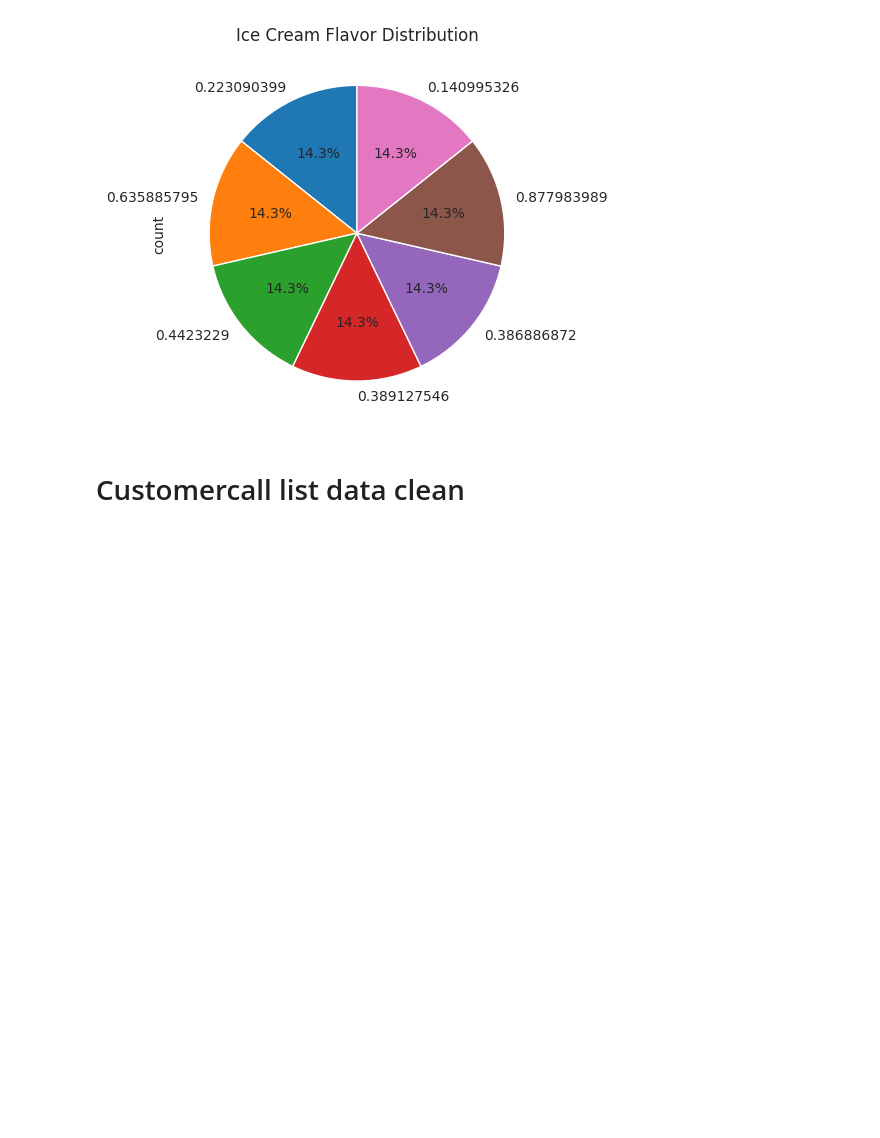
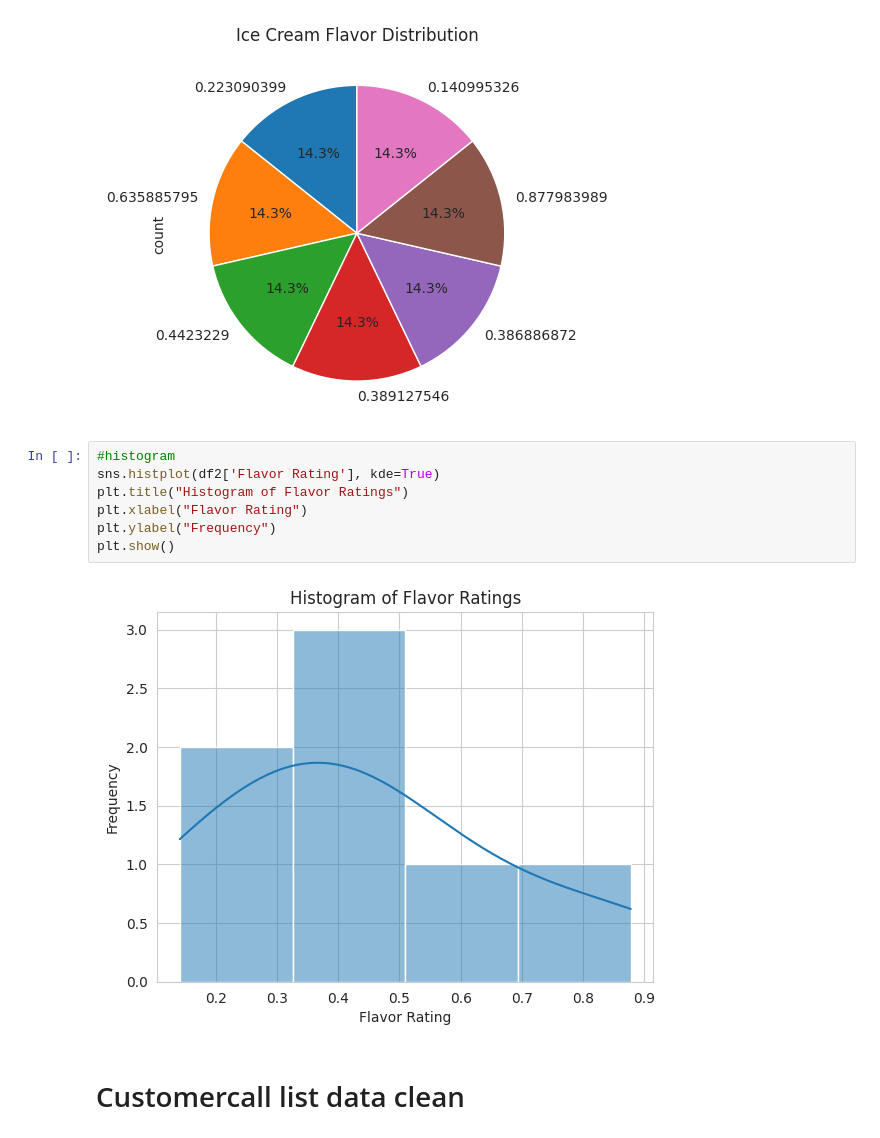
Before and after one commit to saamir16/MachineLearning, a Jupyter notebook: IntroductiontoML/Visualization.ipynb, the cells around one changed output. Cells and saved outputs as stored; diff of their text form; blank space fills up the shorter version.

Commit message:
LEARNED ABOUT Visualizations box pie scatter plot histogram and did assigment about cleaning data and other

```diff
--- a/IntroductiontoML/Visualization.ipynb
+++ b/IntroductiontoML/Visualization.ipynb
@@ -165,6 +165,15 @@ plt.title("Ice Cream Flavor Distribution")
 plt.show()
 # %% [output]
 [figure]
+# %%
+#histogram
+sns.histplot(df2['Flavor Rating'], kde=True)
+plt.title("Histogram of Flavor Ratings")
+plt.xlabel("Flavor Rating")
+plt.ylabel("Frequency")
+plt.show()
+# %% [output]
+[figure, added]
 # %% [markdown]
 # Customercall list data clean
 # %% [markdown]
```
Also changed, not shown: parts of 4 cells of this notebook.
